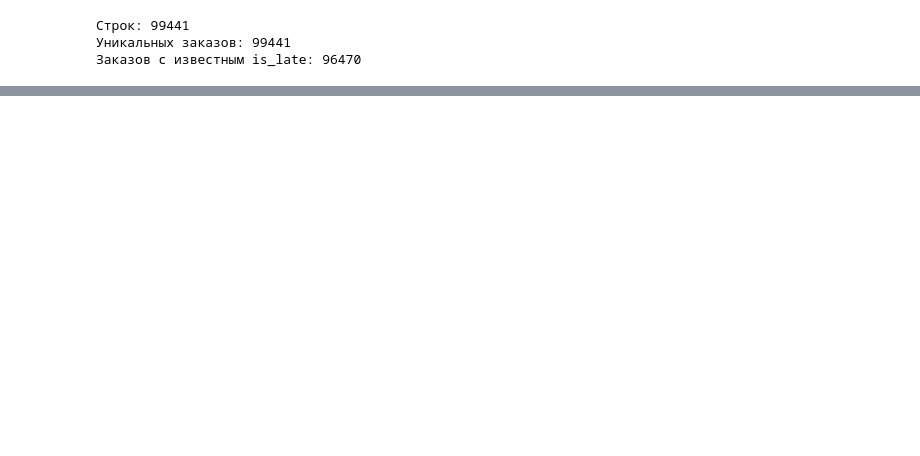
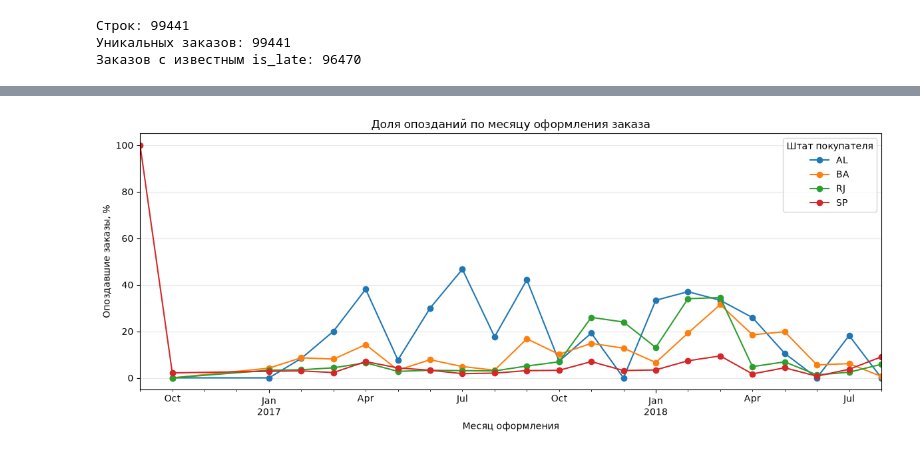
Before and after one commit to Garlickkk/Olist_E-com_DataPetProject, a Jupyter notebook: notebooks/02_delivery_analysis.ipynb, the cells around one changed output, grey strips where cells are left out. Cells and saved outputs as stored; diff of their text form; code cells hidden in the pictures; blank space fills up the shorter version.

```diff
--- a/notebooks/02_delivery_analysis.ipynb
+++ b/notebooks/02_delivery_analysis.ipynb
@@ -62,0 +65,2 @@ print("Заказов с известным is_late:", orders["is_late"].notna()
+# %%
+delivery_orders = orders[orders["is_late"].notna()].copy()
@@ -62,0 +137,11 @@ print("Заказов с известным is_late:", orders["is_late"].notna()
+# %%
+delivery_orders["purchase_month"] = delivery_orders["order_purchase_timestamp"].dt.to_period("M")
+sel = delivery_orders[delivery_orders["customer_state"].isin(["RJ", "BA", "AL", "SP"])].copy()
+sel["is_late"] = sel["is_late"].astype("int64")
+an_states = sel.groupby(["purchase_month", "customer_state"]).agg(
+    orders_count=("order_id", "size"),
+    late_orders=("is_late", "sum"),
+    late_rate=("is_late", "mean"),
+)
+an_states["late_rate"] = (an_states["late_rate"] * 100).round(2)
+an_states
@@ -62,0 +163,3 @@ print("Заказов с известным is_late:", orders["is_late"].notna()
+# %%
+monthly_rates = an_states["late_rate"].unstack("customer_state")
+monthly_rates
@@ -62,0 +185,15 @@ print("Заказов с известным is_late:", orders["is_late"].notna()
+# %%
+import matplotlib.pyplot as plt
+
+ax = monthly_rates.plot(figsize=(12, 5), marker="o")
+
+ax.set_title("Доля опозданий по месяцу оформления заказа")
+ax.set_xlabel("Месяц оформления")
+ax.set_ylabel("Опоздавшие заказы, %")
+ax.legend(title="Штат покупателя")
+ax.grid(axis="y", alpha=0.3)
+
+plt.tight_layout()
+plt.show()
+# %% [output]
+[figure, added]
```
Also changed, not shown: parts of 25 cells of this notebook, 1 other file.
